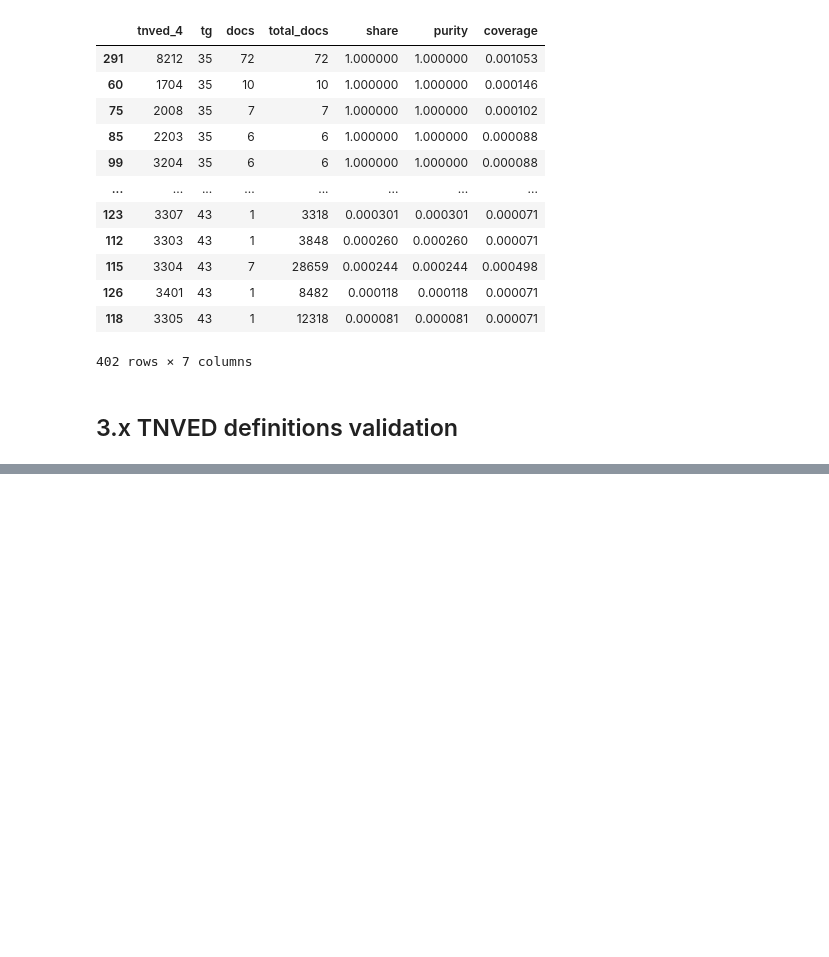
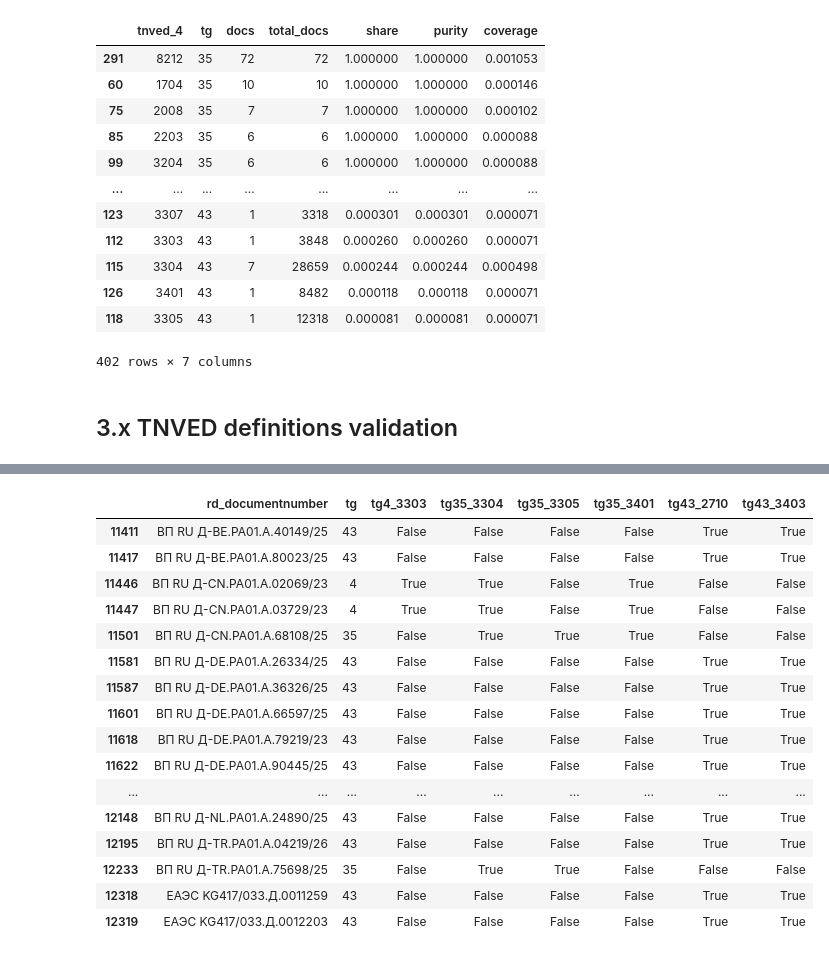
Before and after one commit to Shah29py/rd-classification-feature-engineering, a Jupyter notebook: notebooks/02_feature_discovery.ipynb, the cells around one changed output, grey strips where cells are left out. Saved outputs shown, nothing was run; the diff lists cells and outputs as text; code cells hidden in the pictures; blank space fills up the shorter version.

```diff
--- a/notebooks/02_feature_discovery.ipynb
+++ b/notebooks/02_feature_discovery.ipynb
@@ -1275,0 +2142,11 @@ tnved_def = pd.read_excel(
+# %%
+tg_anchor["anchor_tg35"] = (
+    tg_anchor["tg35_3304"]
+    | tg_anchor["tg35_3305"]
+    | tg_anchor["tg35_3401"]
+)
+# %%
+tg_anchor["anchor_tg43"] = (
+    tg_anchor["tg43_2710"]
+    | tg_anchor["tg43_3403"]
+)
@@ -1275,0 +2168,6 @@ tnved_def = pd.read_excel(
+# %%
+tg_anchor["tg43_structural"] = (
+    tg_anchor["tg43_2710"]
+    | tg_anchor["tg43_3403"]
+    | tg_anchor["tr_030"]
+)
@@ -1275,0 +2181,11 @@ tnved_def = pd.read_excel(
+# %%
+tg_anchor["n_anchor_groups"] = (
+    tg_anchor[
+        ["tg4_3303", "tg35_3304", "tg35_3305", "tg35_3401",
+         "tg43_2710", "tg43_3403"]
+    ]
+    .astype(int)
+    .sum(axis=1)
+)
+
+tg_anchor["n_anchor_groups"].value_counts().sort_index()
@@ -1275,0 +2200,32 @@ tnved_def = pd.read_excel(
+# %%
+tg_anchor.loc[
+    tg_anchor["n_anchor_groups"] >= 2,
+    [
+        "rd_documentnumber",
+        "tg",
+        "tg4_3303",
+        "tg35_3304",
+        "tg35_3305",
+        "tg35_3401",
+        "tg43_2710",
+        "tg43_3403"
+    ]
+].head(30)
+# %% [output]
+|  | rd_documentnumber | tg | tg4_3303 | tg35_3304 | tg35_3305 | tg35_3401 | tg43_2710 | tg43_3403 |
+| 11411 | ВП RU Д-BE.РА01.А.40149/25 | 43 | False | False | False | False | True | True |
+| 11417 | ВП RU Д-BE.РА01.А.80023/25 | 43 | False | False | False | False | True | True |
+| 11446 | ВП RU Д-CN.РА01.А.02069/23 | 4 | True | True | False | True | False | False |
+| 11447 | ВП RU Д-CN.РА01.А.03729/23 | 4 | True | True | False | True | False | False |
+| 11501 | ВП RU Д-CN.РА01.А.68108/25 | 35 | False | True | True | True | False | False |
+| 11581 | ВП RU Д-DE.РА01.А.26334/25 | 43 | False | False | False | False | True | True |
+| 11587 | ВП RU Д-DE.РА01.А.36326/25 | 43 | False | False | False | False | True | True |
+| 11601 | ВП RU Д-DE.РА01.А.66597/25 | 43 | False | False | False | False | True | True |
+| 11618 | ВП RU Д-DE.РА01.А.79219/23 | 43 | False | False | False | False | True | True |
+| 11622 | ВП RU Д-DE.РА01.А.90445/25 | 43 | False | False | False | False | True | True |
+| ... | ... | ... | ... | ... | ... | ... | ... | ... |
+| 12148 | ВП RU Д-NL.РА01.А.24890/25 | 43 | False | False | False | False | True | True |
+| 12195 | ВП RU Д-TR.РА01.А.04219/26 | 43 | False | False | False | False | True | True |
+| 12233 | ВП RU Д-TR.РА01.А.75698/25 | 35 | False | True | True | False | False | False |
+| 12318 | ЕАЭС KG417/033.Д.0011259 | 43 | False | False | False | False | True | True |
+| 12319 | ЕАЭС KG417/033.Д.0012203 | 43 | False | False | False | False | True | True |
```
Also changed, not shown: parts of 213 cells of this notebook, 2 other files.
